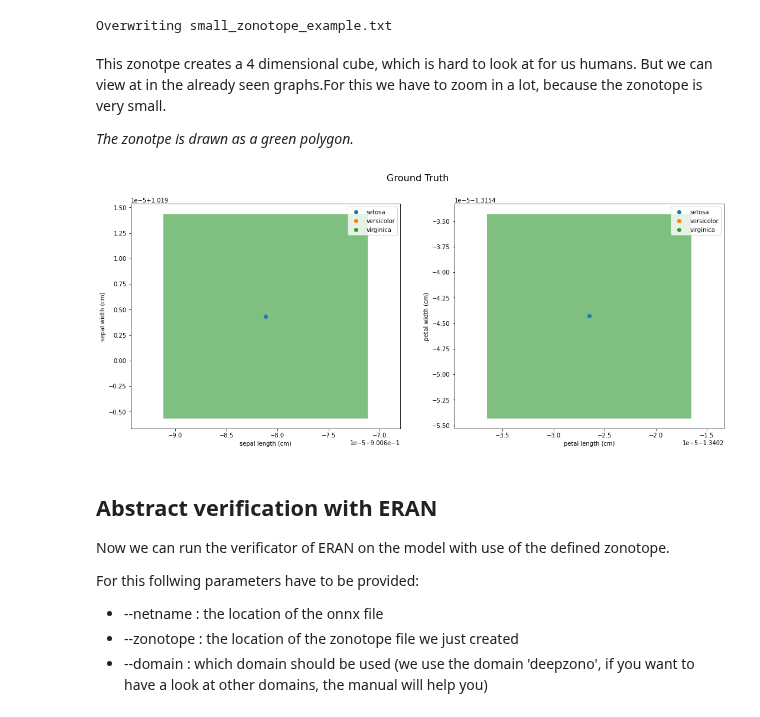
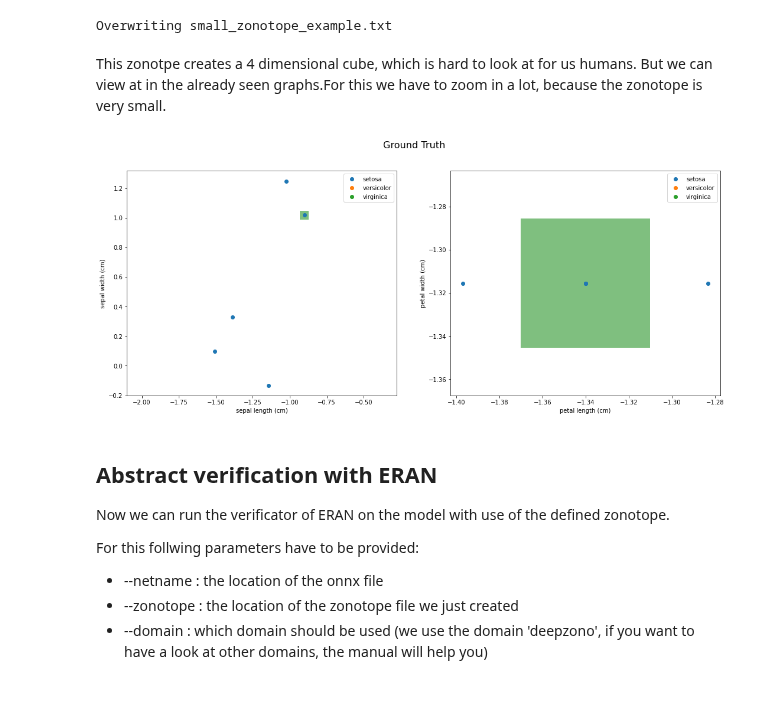
Before and after one commit to DDiekmann/Applied-Verification-Lab-Neural-Networks, a Jupyter notebook: Tutorials/Verification_by_abstraction_with_eran.ipynb, the cells around one changed output. Saved outputs shown, nothing was run; the diff lists cells and outputs as text; code cells hidden in the pictures.

```diff
--- a/Tutorials/Verification_by_abstraction_with_eran.ipynb
+++ b/Tutorials/Verification_by_abstraction_with_eran.ipynb
@@ -200,20 +200,18 @@ We now describe our zonotope. If you are not familiar with zonotope description
 Overwriting small_zonotope_example.txt
 # %% [markdown]
 This zonotpe creates a 4 dimensional cube, which is hard to look at for us humans. But we can view at in the already seen graphs.For this we have to zoom in a lot, because the zonotope is very small.
-
-*The zonotpe is drawn as a green polygon.*
 # %%
 fig, ax = plt.subplots(1, 2)
 fig.set_size_inches(18, 7)
 
-plots.show_plots(names, feature_names, X_scaled[:1], y[:1], title = 'Ground Truth', fig=fig, ax1= ax[0], ax2=ax[1])
+plots.show_plots(names, feature_names, X_scaled[:5], y[:5], title = 'Ground Truth', fig=fig, ax1= ax[0], ax2=ax[1])
 
 z = zono.from_file("small_zonotope_example.txt")
 z1, z2 = z.split()
 z1.visualize(shape = True, fig=fig, ax=ax[0])
 z2.visualize(shape = True, fig=fig, ax=ax[1])
 # %% [output]
-[figure, old version]
+[figure, new version]
 # %% [markdown]
 ## Abstract verification with ERAN
 Now we can run the verificator of ERAN on the model with use of the defined zonotope.
```
Also changed, not shown: parts of 11 cells of this notebook.
